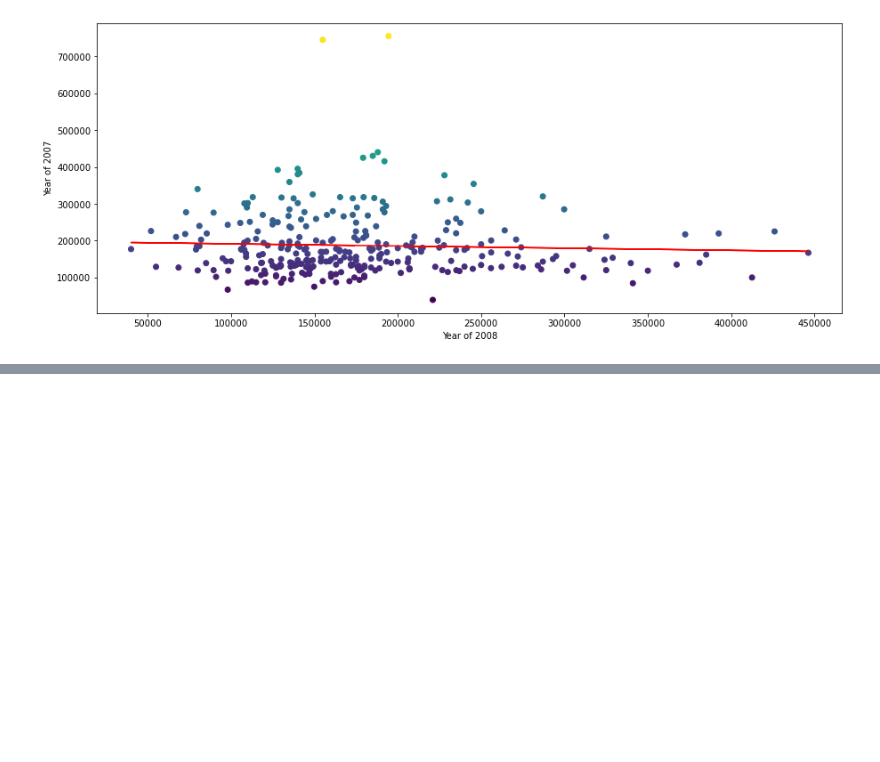
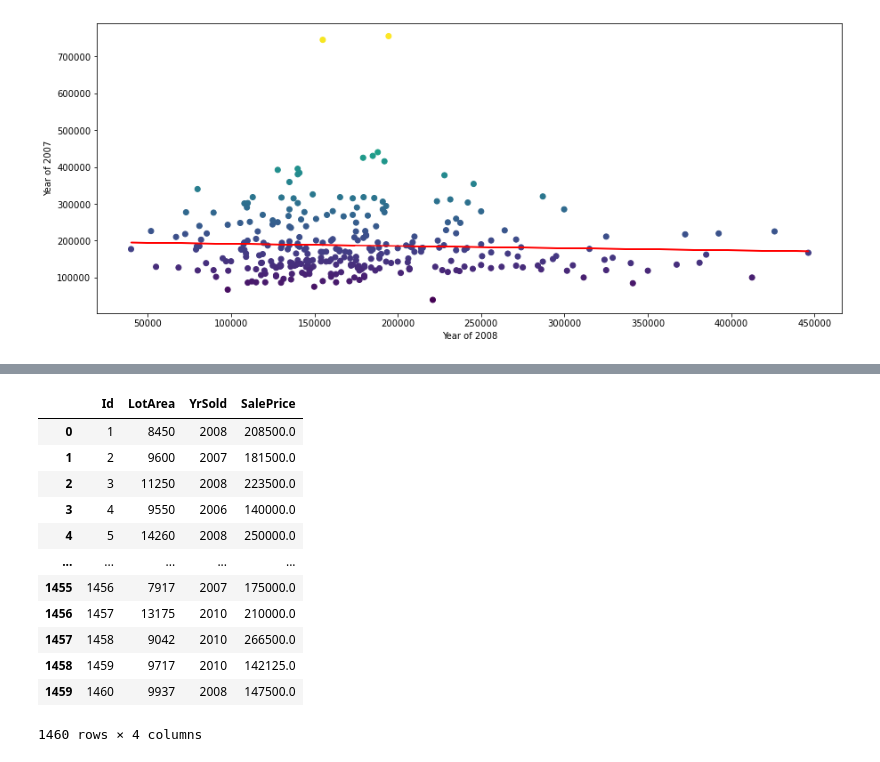
Before and after one commit to CS521-Burstein/final-project-Ayoub-Amghar, a Jupyter notebook: Machine Learning.ipynb, the cells around one changed output, grey strips where cells are left out. Drawn from its saved outputs; the diff is of its cells as text; code cells hidden in the pictures; blank space fills up the shorter version.

```diff
--- a/Machine Learning.ipynb
+++ b/Machine Learning.ipynb
@@ -232,0 +287,16 @@ plt.show()
+# %%
+clean_Area
+# %% [output]
+|  | Id | LotArea | YrSold | SalePrice |
+| 0 | 1 | 8450 | 2008 | 208500.0 |
+| 1 | 2 | 9600 | 2007 | 181500.0 |
+| 2 | 3 | 11250 | 2008 | 223500.0 |
+| 3 | 4 | 9550 | 2006 | 140000.0 |
+| 4 | 5 | 14260 | 2008 | 250000.0 |
+| ... | ... | ... | ... | ... |
+| 1455 | 1456 | 7917 | 2007 | 175000.0 |
+| 1456 | 1457 | 13175 | 2010 | 210000.0 |
+| 1457 | 1458 | 9042 | 2010 | 266500.0 |
+| 1458 | 1459 | 9717 | 2010 | 142125.0 |
+| 1459 | 1460 | 9937 | 2008 | 147500.0 |
+1460 rows × 4 columns
```
Also changed, not shown: parts of 11 cells of this notebook.
